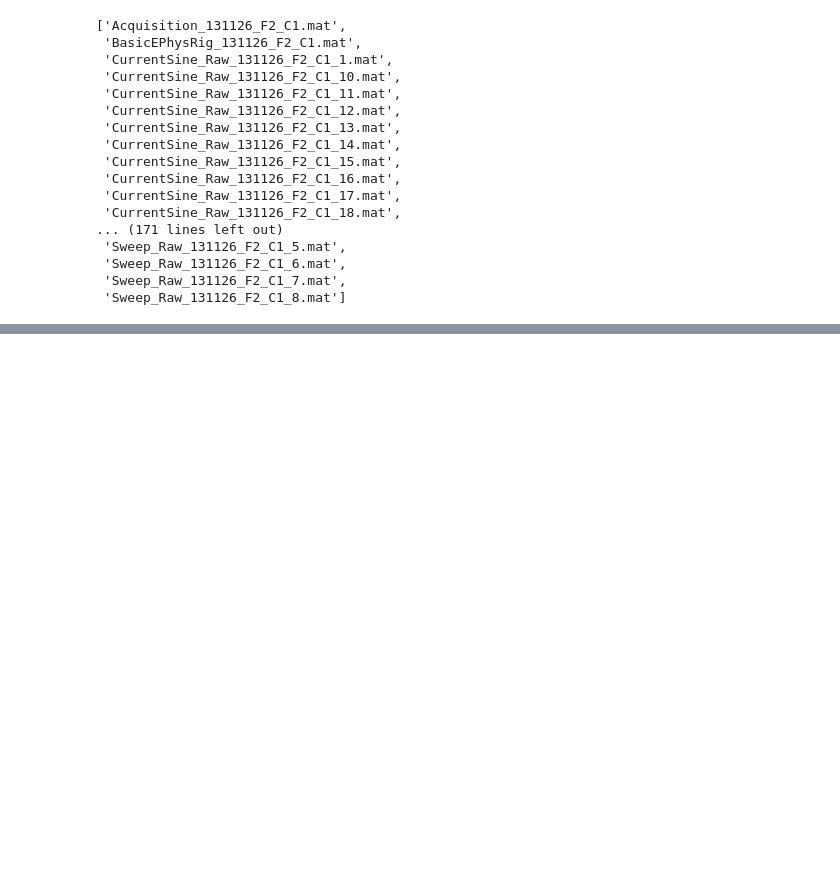
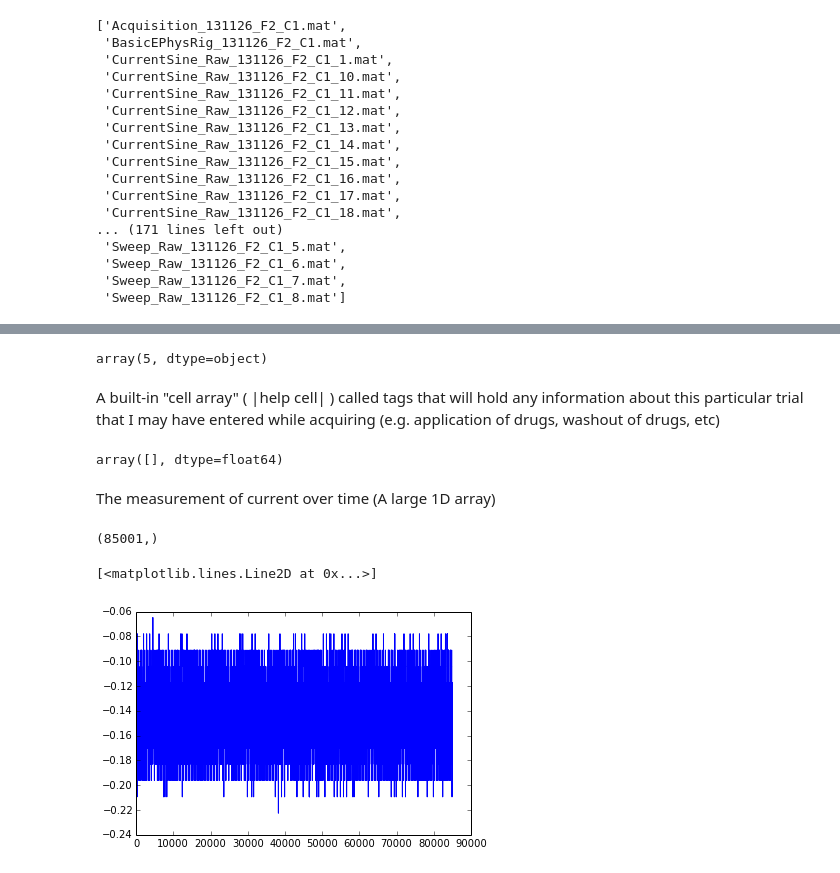
Before and after one commit to jackie623/Modern-Data-Management, a Jupyter notebook: fly/python/CCB4_MATLAB_Analysis_Script.ipynb, the cells around one changed output, grey strips where cells are left out. Saved outputs shown, nothing was run; the diff lists cells and outputs as text; code cells hidden in the pictures; blank space fills up the shorter version.

```diff
--- a/fly/python/CCB4_MATLAB_Analysis_Script.ipynb
+++ b/fly/python/CCB4_MATLAB_Analysis_Script.ipynb
@@ -92,0 +98,8 @@ You will see a list of ".mat" files.  These are files of data that Matlab create
+# %%
+def load(path):
+    return loadmat(path,
+            squeeze_me=True, # Squeeze single-dimension arrays
+            chars_as_strings=True) # Convert character arrays to strings
+
+t = load(os.path.join(cell_directory, 'PiezoSine_Raw_131126_F2_C1_3.mat'))
+pprint(t)
@@ -92,0 +147,22 @@ You will see a list of ".mat" files.  These are files of data that Matlab create
+# %%
+pprint(t['params']['gain'])
+# %% [output]
+array(5, dtype=object)
+# %% [markdown]
+A built-in "cell array" ( |help cell| ) called tags that will hold any information about this particular trial that I may have entered while acquiring (e.g. application of drugs, washout of drugs, etc)
+# %%
+t['tags']
+# %% [output]
+array([], dtype=float64)
+# %% [markdown]
+The measurement of current over time (A large 1D array)
+# %%
+print(t['current'].shape)
+# %% [output]
+(85001,)
+# %%
+import matplotlib.pyplot as plt
+plt.plot(t['current'])
+# %% [output]
+[<matplotlib.lines.Line2D at 0x...>]
+[figure, added]
```
Also changed, not shown: parts of 85 cells of this notebook.
